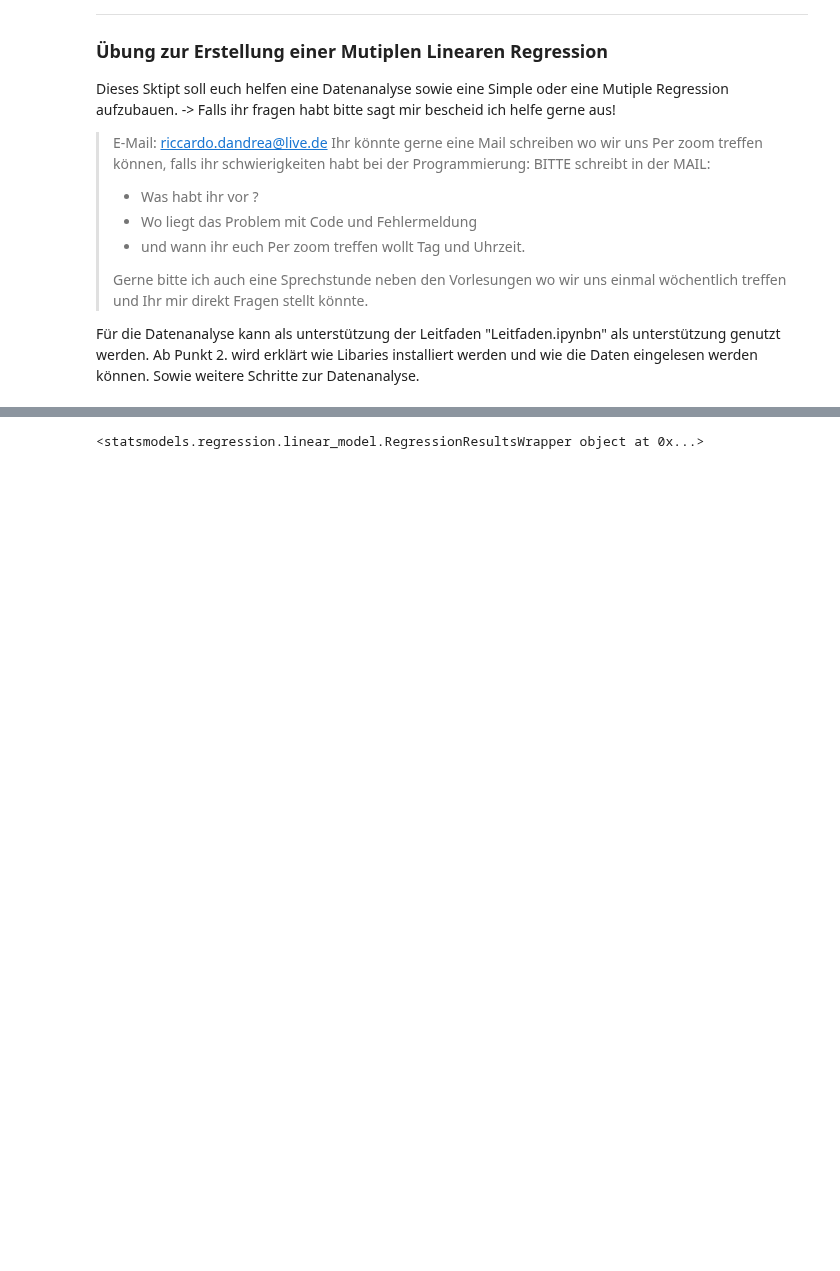
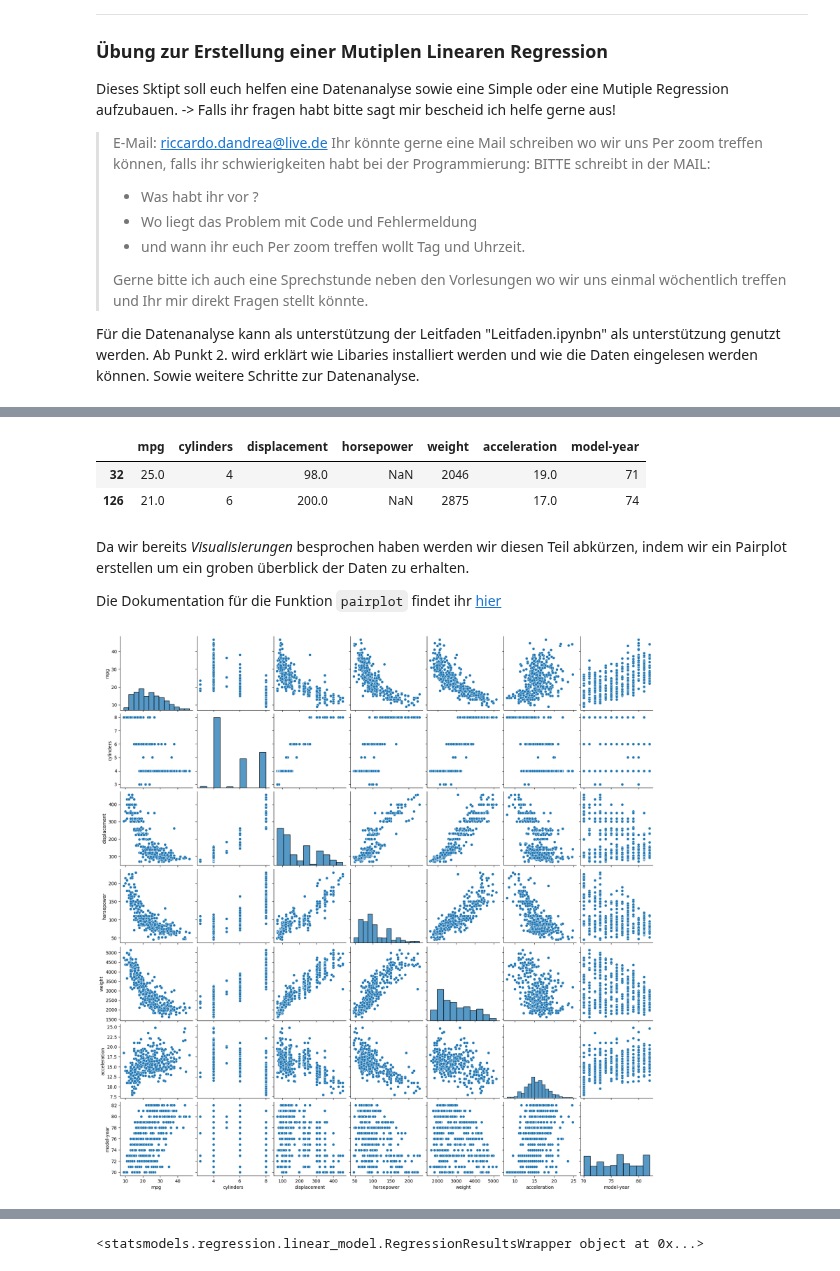
Before and after one commit to RiccardoDAndrea/Python-Crashkurs, a Jupyter notebook: Python_regression.ipynb, the cells around one changed output, grey strips where cells are left out. Drawn from its saved outputs; the diff is of its cells as text; code cells hidden in the pictures; blank space fills up the shorter version.

```diff
--- a/Python_regression.ipynb
+++ b/Python_regression.ipynb
@@ -77,0 +74,5 @@ df.head()
+# %%
+df = pd.read_csv(filepath_or_buffer= "https://raw.githubusercontent.com/plotly/datasets/refs/heads/master/auto-mpg.csv",
+                 sep=",")
+
+df.head()
@@ -77,0 +126,6 @@ df.head()
+# %%
+df.query('horsepower.isnull()')
+# %% [output]
+|  | mpg | cylinders | displacement | horsepower | weight | acceleration | model-year |
+| 32 | 25.0 | 4 | 98.0 | NaN | 2046 | 19.0 | 71 |
+| 126 | 21.0 | 6 | 200.0 | NaN | 2875 | 17.0 | 74 |
@@ -77,0 +134,9 @@ df.head()
+# %% [markdown]
+Da wir bereits *Visualisierungen* besprochen haben werden wir diesen Teil abkürzen, indem wir ein Pairplot erstellen um ein groben überblick der Daten zu erhalten.
+
+Die Dokumentation für die Funktion `pairplot` findet ihr [hier](https://seaborn.pydata.org/generated/seaborn.pairplot.html)
+# %%
+sns.pairplot(df)
+plt.show()
+# %% [output]
+[figure, added]
```
Also changed, not shown: parts of 37 cells of this notebook, 6 other files.
